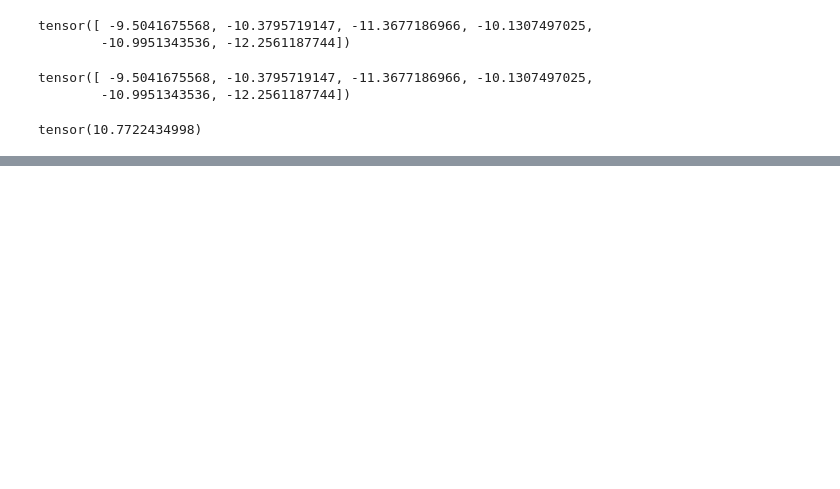
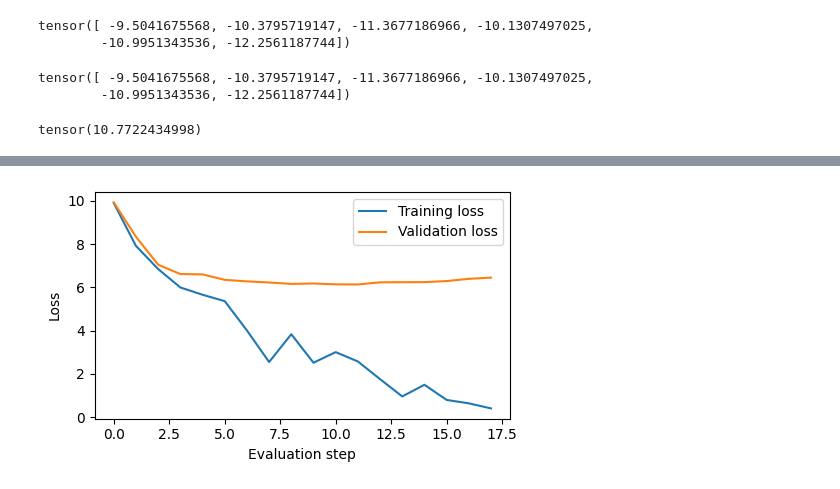
Before and after one commit to celdeev/calculator-project, a Jupyter notebook: Kopi_af_chapters.ipynb, the cells around one changed output, grey strips where cells are left out. Drawn from its saved outputs; the diff is of its cells as text; code cells hidden in the pictures; blank space fills up the shorter version.

```diff
--- a/Kopi_af_chapters.ipynb
+++ b/Kopi_af_chapters.ipynb
@@ -2042,0 +2604,9 @@ tensor(10.7722434998)
+# %%
+torch.manual_seed(123)
+with torch.no_grad():
+  device = torch.device("cuda" if torch.cuda.is_available() else "cpu") #A
+model.to(device)
+train_loss = calc_loss_loader(train_loader, model, device)
+val_loss = calc_loss_loader(val_loader, model, device)
+print("Training loss:", train_loss)
+print("Validation loss:", val_loss)
@@ -2042,0 +2677,12 @@ tensor(10.7722434998)
+# %%
+torch.manual_seed(123)
+model = GPTModel(GPT_CONFIG_124M)
+model.to(device)
+optimizer = torch.optim.AdamW(model.parameters(), lr=0.0004, weight_decay=0.1)
+# %%
+num_epochs = 10
+train_losses, val_losses, tokens_seen = train_model_simple(
+model, train_loader, val_loader, optimizer, device,
+num_epochs=num_epochs, eval_freq=5, eval_iter=1,
+start_context="Every effort moves you",tokenizer=tokenizer
+)
@@ -2042,0 +2707,20 @@ tensor(10.7722434998)
+# %%
+import matplotlib.pyplot as plt
+
+
+def plot_losses(train_losses, val_losses):
+    fig, ax1 = plt.subplots(figsize=(5, 3))
+
+    ax1.plot(train_losses, label="Training loss")
+    ax1.plot(val_losses, label="Validation loss")
+
+    ax1.set_xlabel("Evaluation step")
+    ax1.set_ylabel("Loss")
+    ax1.legend()
+
+    plt.tight_layout()
+    plt.show()
+# %%
+plot_losses(train_losses, val_losses)
+# %% [output]
+[figure, added]
```
Also changed, not shown: parts of 84 cells of this notebook.
